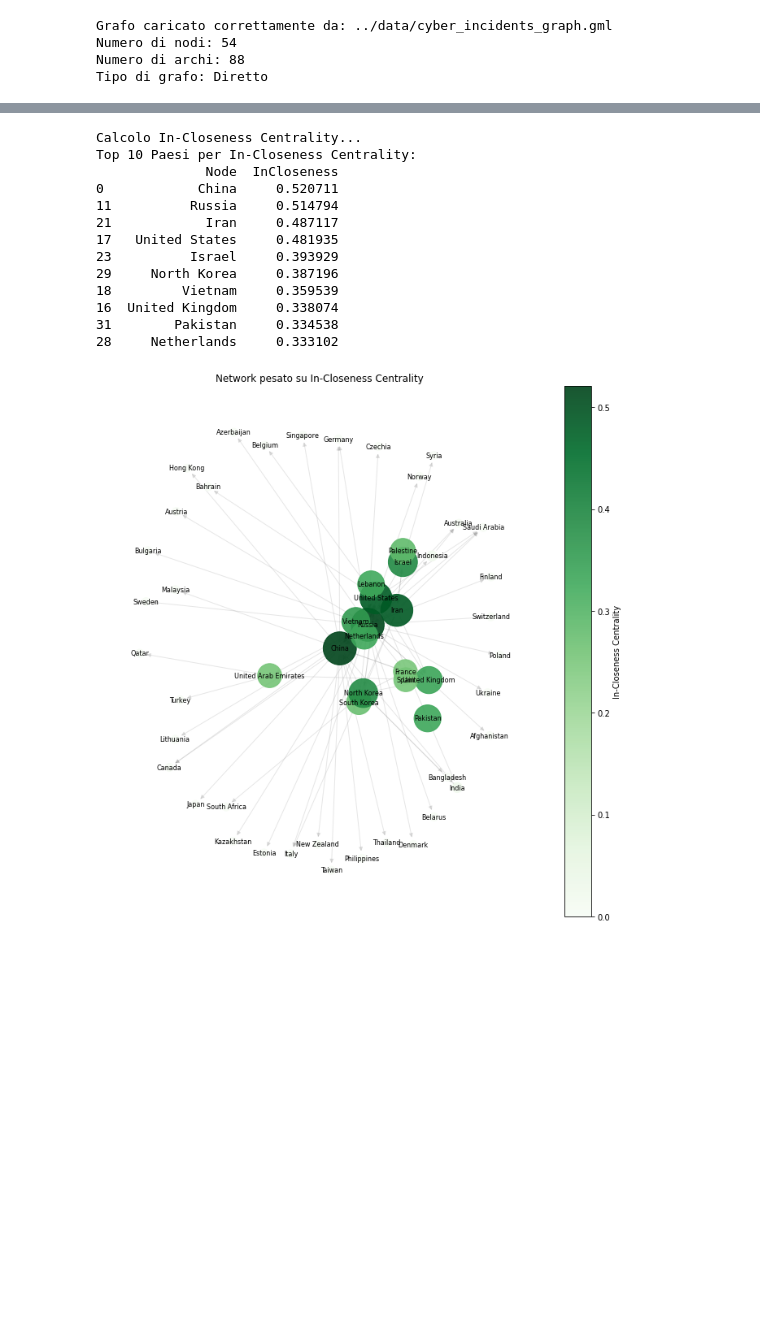
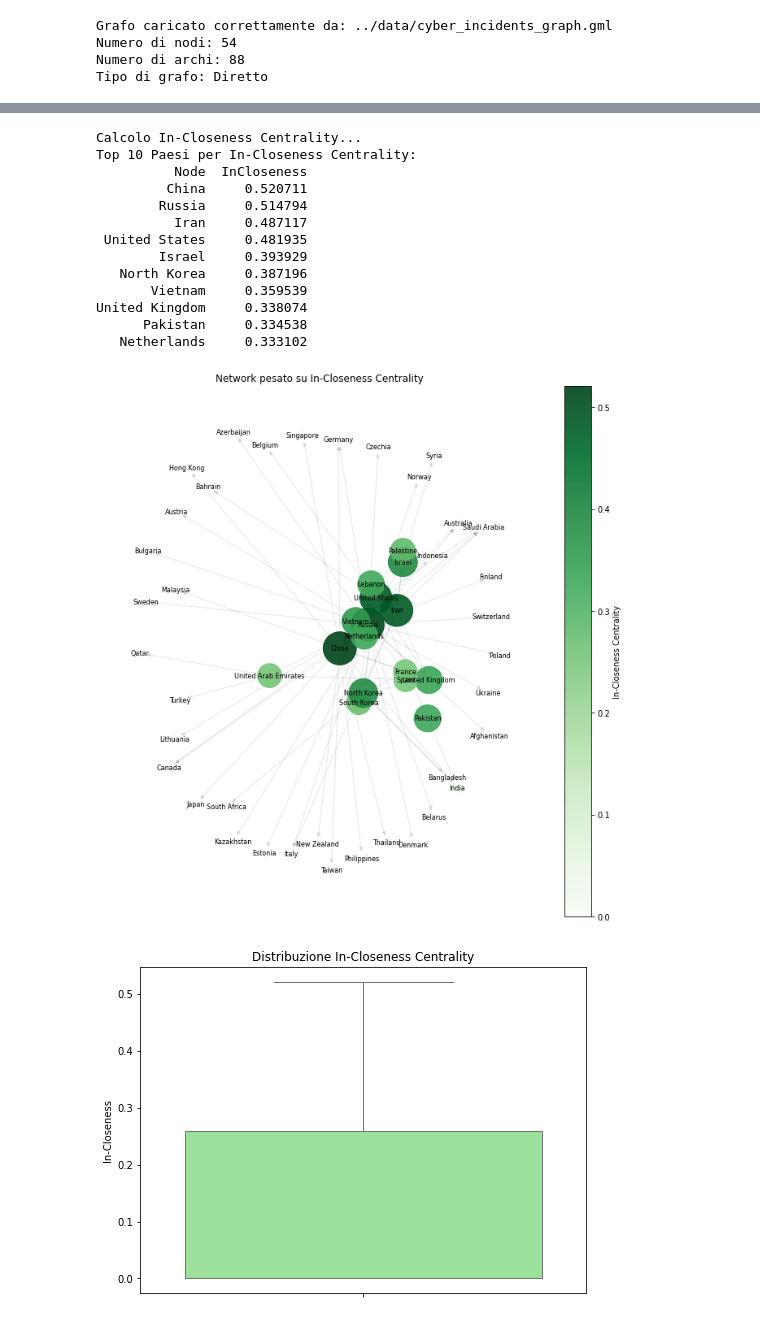
Before and after one commit to DataScience-Golddiggers/Graph-of-America, a Jupyter notebook: notebooks/03.1_Graph_Centrality_Analysis.ipynb, the cells around one changed output, grey strips where cells are left out. Cells and saved outputs as stored; diff of their text form; code cells hidden in the pictures; blank space fills up the shorter version.

Commit message:
modifiche sulla visualizzazione

```diff
--- a/notebooks/03.1_Graph_Centrality_Analysis.ipynb
+++ b/notebooks/03.1_Graph_Centrality_Analysis.ipynb
@@ -209,45 +209,54 @@ Top 10 Paesi per Betweenness Centrality:
 # La Closeness Centrality misura quanto un nodo è vicino a tutti gli altri nodi.
 # Per In-Closeness (quanto facilmente un nodo può essere raggiunto dagli altri), invertiamo il grafo.
 
 print("Calcolo In-Closeness Centrality...")
 G_reversed = G.reverse()
 in_closeness_centrality = nx.closeness_centrality(G_reversed)
 
 df_in_closeness = pd.DataFrame(list(in_closeness_centrality.items()), columns=['Node', 'InCloseness'])
 df_in_closeness = df_in_closeness.sort_values(by='InCloseness', ascending=False)
 
 print("Top 10 Paesi per In-Closeness Centrality:")
-print(df_in_closeness.head(10))
+print(df_in_closeness.head(10).to_string(index=False))
 
 # 1. Force-Directed Graph
 plt.figure(figsize=(12, 12))
 pos = nx.spring_layout(G, seed=42)
 node_sizes = [v * 3000 + 100 for v in in_closeness_centrality.values()]
 nodes = nx.draw_networkx_nodes(G, pos, node_size=node_sizes,
                                node_color=list(in_closeness_centrality.values()),
                                cmap=plt.cm.Greens, alpha=0.9)
 nx.draw_networkx_edges(G, pos, alpha=0.2, edge_color='gray')
 nx.draw_networkx_labels(G, pos, font_size=8)
 plt.colorbar(nodes, label='In-Closeness Centrality')
 plt.title('Network pesato su In-Closeness Centrality')
 plt.axis('off')
 plt.savefig(f"{output_folder}/in_closeness_network.png")
 plt.show()
+
+# 2. Box Plot
+plt.figure(figsize=(8, 6))
+sns.boxplot(y=df_in_closeness['InCloseness'], color='lightgreen')
+plt.title('Distribuzione In-Closeness Centrality')
+plt.ylabel('In-Closeness')
+plt.savefig(f"{output_folder}/in_closeness_boxplot.png")
+plt.show()
 # %% [output]
 Calcolo In-Closeness Centrality...
 Top 10 Paesi per In-Closeness Centrality:
-              Node  InCloseness
-0            China     0.520711
-11          Russia     0.514794
-21            Iran     0.487117
-17   United States     0.481935
-23          Israel     0.393929
-29     North Korea     0.387196
-18         Vietnam     0.359539
-16  United Kingdom     0.338074
-31        Pakistan     0.334538
-28     Netherlands     0.333102
+          Node  InCloseness
+         China     0.520711
+        Russia     0.514794
+          Iran     0.487117
+ United States     0.481935
+        Israel     0.393929
+   North Korea     0.387196
+       Vietnam     0.359539
+United Kingdom     0.338074
+      Pakistan     0.334538
+   Netherlands     0.333102
 [figure]
+[figure, added]
 # %%
 # --- OUT-CLOSENESS CENTRALITY ---
 # Out-Closeness misura quanto facilmente un nodo può raggiungere tutti gli altri nodi.
```
Also changed, not shown: parts of 6 cells of this notebook.
